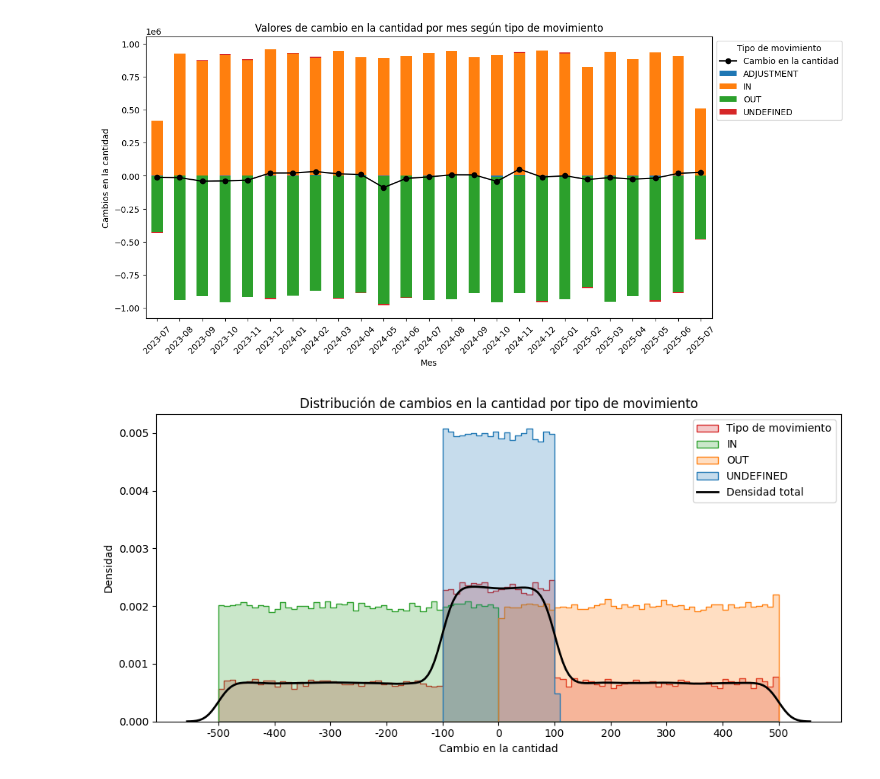
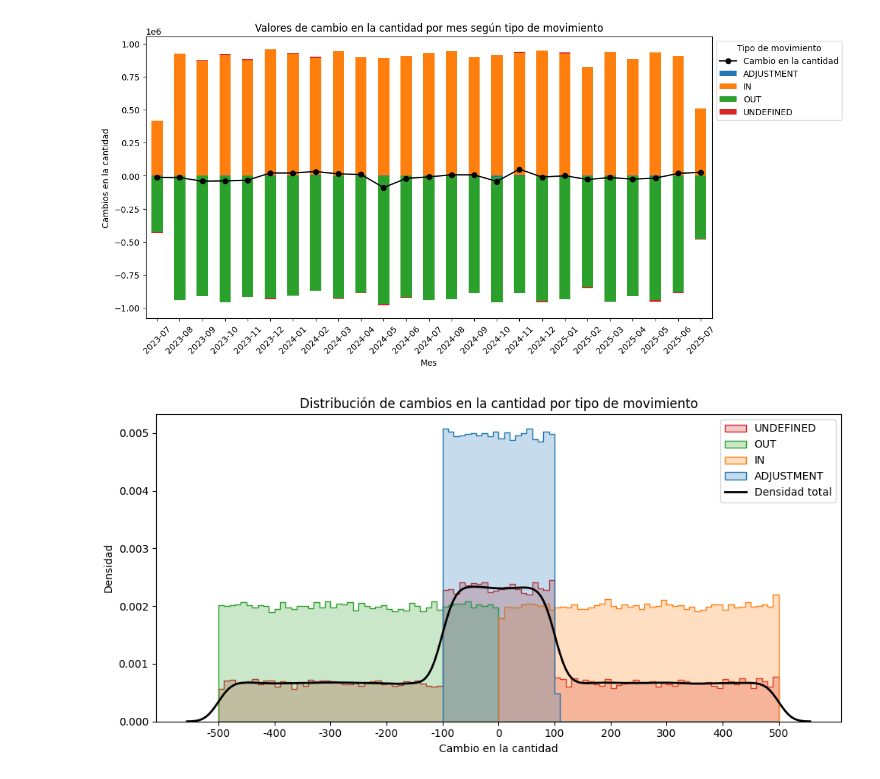
Before and after one commit to patricioibar/datos-tp1, a Jupyter notebook: datos_uniformes.ipynb, the cells around one changed output. Saved outputs shown, nothing was run; the diff lists cells and outputs as text; code cells hidden in the pictures.

```diff
--- a/datos_uniformes.ipynb
+++ b/datos_uniformes.ipynb
@@ -334,31 +330,30 @@ plt.legend(title="Tipo de movimiento", bbox_to_anchor=(1, 1), loc='upper left')
 # %%
 plt.figure(figsize=[10, 5])
 # histograma de cambios en la cantidad por tipo de movimiento
 sns.histplot(
     data=inventory.rename(columns={"movement_type": "Tipo de movimiento", "quantity_change": "Cambio en la cantidad"}),
     x="Cambio en la cantidad",
     hue="Tipo de movimiento",
     bins=100,
     stat="density",
     common_norm=False,             # no normalizar entre las categorías
     element="step"                 # sin lineas rellenas
 )
 # funcion de densidad de probabilidad total
 sns.kdeplot(
     data=inventory,
     x="quantity_change",
     color="black",
     linewidth=2,
 )
 plt.ylabel("Densidad")
 plt.title("Distribución de cambios en la cantidad por tipo de movimiento")
 xticks = list(range(-500, 501, 100))
 plt.xticks(ticks=xticks, labels=xticks)
-legend_labels = plt.gca().get_legend().get_texts()
-legend_labels[0].set_text("Tipo de movimiento")
+legend_labels = plt.gca().get_legend().get_texts()[::-1]
 legend_labels.append(plt.Text(0, 0, "Densidad total", color="black"))
 plt.legend(labels=[text.get_text() for text in legend_labels])
 plt.tight_layout()
 # %% [output]
-[figure, old version]
+[figure, new version]
 # %%
```
Also changed, not shown: parts of 3 cells of this notebook.
